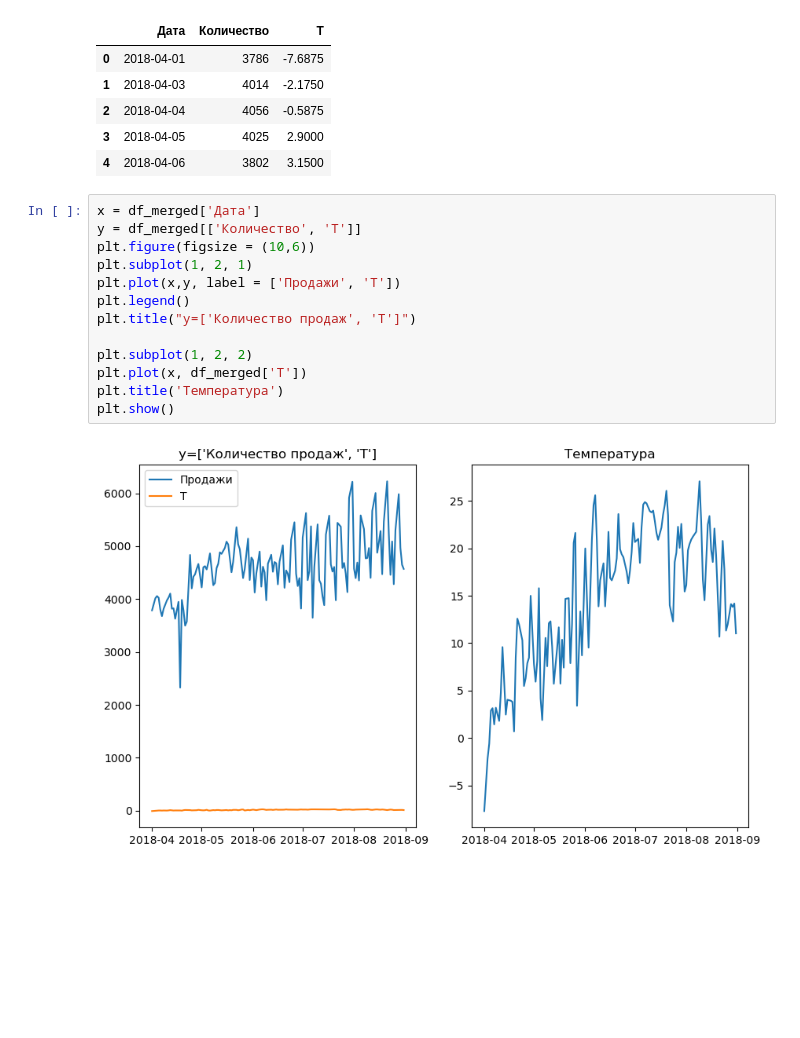
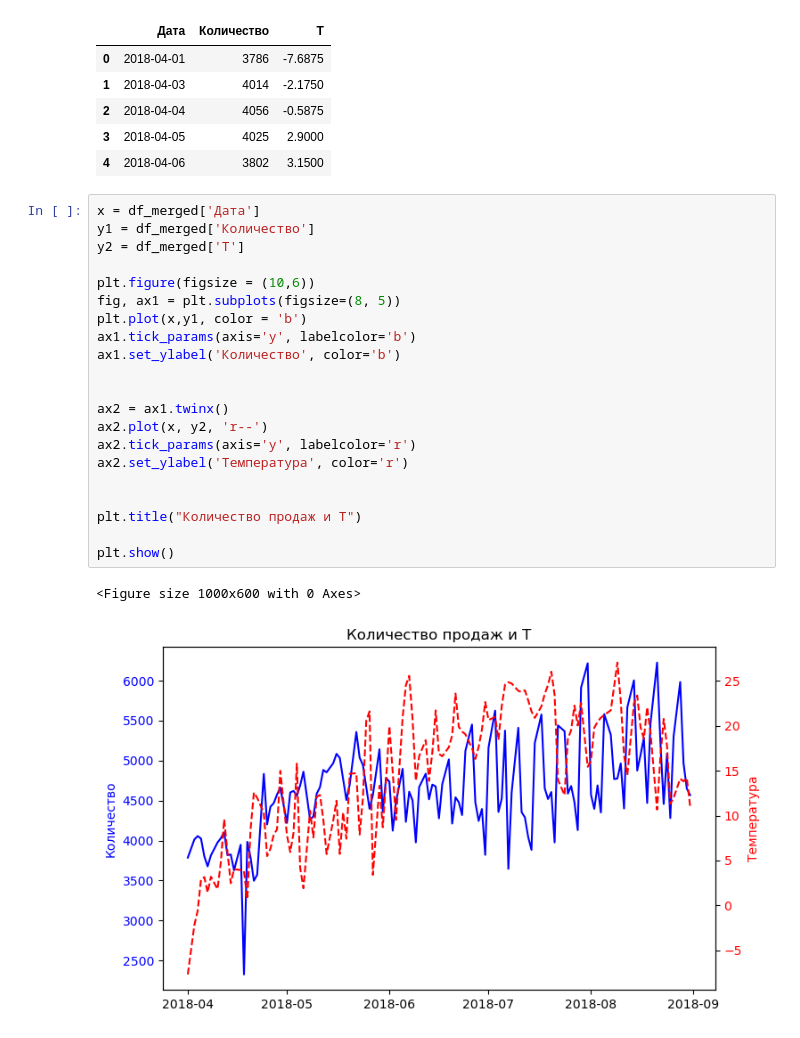
Before and after one commit to Bekbulat88/pythonFinal, a Jupyter notebook: final_Блок 3_.Bekbulat.ipynb, the cells around one changed output. Saved outputs shown, nothing was run; the diff lists cells and outputs as text; blank space fills up the shorter version.

Commit message:
Fix graphs: add second y axis

```diff
--- a/final_Блок 3_.Bekbulat.ipynb
+++ b/final_Блок 3_.Bekbulat.ipynb
@@ -209,16 +207,25 @@ df_merged.head()
 | 4 | 2018-04-06 | 3802 | 3.1500 |
 # %%
 x = df_merged['Дата']
-y = df_merged[['Количество', 'T']]
+y1 = df_merged['Количество']
+y2 = df_merged['T']
+
 plt.figure(figsize = (10,6))
-plt.subplot(1, 2, 1)
-plt.plot(x,y, label = ['Продажи', 'Т'])
-plt.legend()
-plt.title("y=['Количество продаж', 'T']")
+fig, ax1 = plt.subplots(figsize=(8, 5))
+plt.plot(x,y1, color = 'b')
+ax1.tick_params(axis='y', labelcolor='b')
+ax1.set_ylabel('Количество', color='b')
 
-plt.subplot(1, 2, 2)
-plt.plot(x, df_merged['T'])
-plt.title('Температура')
+
+ax2 = ax1.twinx()
+ax2.plot(x, y2, 'r--')
+ax2.tick_params(axis='y', labelcolor='r')
+ax2.set_ylabel('Температура', color='r')
+
+
+plt.title("Количество продаж и T")
+
 plt.show()
 # %% [output]
+<Figure size 1000x600 with 0 Axes>
-[figure, old version]
+[figure, new version]
```
Also changed, not shown: parts of 2 cells of this notebook.
